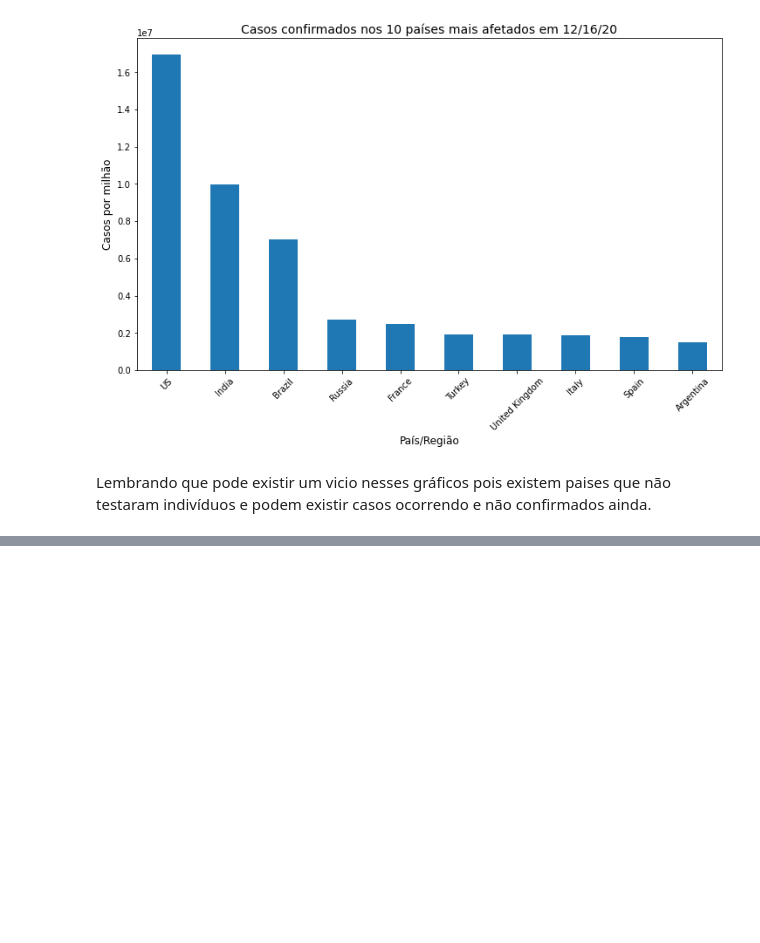
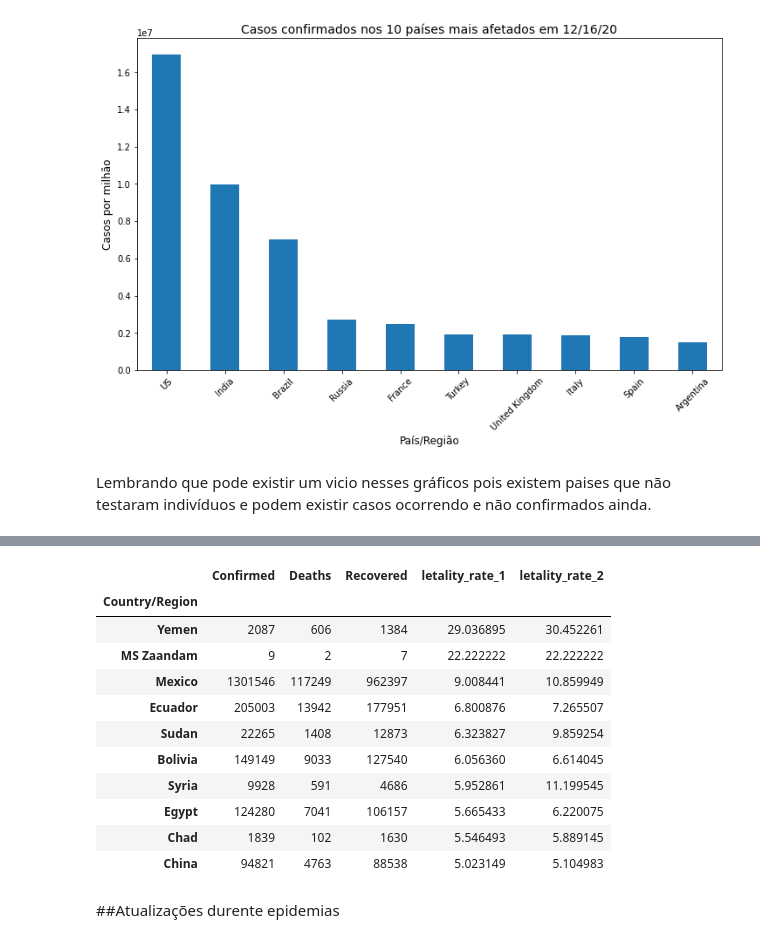
Before and after one commit to AdamStamm/estudos, a Jupyter notebook: data_science/data_science_na_saude/Curso_Data_Science_e_Saúde.ipynb, the cells around one changed output, grey strips where cells are left out. Drawn from its saved outputs; the diff is of its cells as text; code cells hidden in the pictures; blank space fills up the shorter version.

```diff
--- a/data_science/data_science_na_saude/Curso_Data_Science_e_Saúde.ipynb
+++ b/data_science/data_science_na_saude/Curso_Data_Science_e_Saúde.ipynb
@@ -327,0 +365,7 @@ Lembrando que pode existir um vicio nesses gráficos pois existem paises que nã
+# %%
+def latest_by_country(data):
+  return data.groupby('Country/Region').sum().iloc[:,-1]
+
+display(latest_by_country(confirmed).head())
+display(latest_by_country(deaths).head())
+display(latest_by_country(recovered).head())
@@ -327,0 +394,5 @@ Lembrando que pode existir um vicio nesses gráficos pois existem paises que nã
+# %%
+informations = [latest_by_country(confirmed), latest_by_country(deaths), latest_by_country(recovered)]
+combined = pd.concat(informations, axis=1)
+combined.columns = ['Confirmed', 'Deaths', 'Recovered']
+combined
@@ -327,0 +446,4 @@ Lembrando que pode existir um vicio nesses gráficos pois existem paises que nã
+# %%
+letality_rate_1 = combined['Deaths'] / combined['Confirmed'] * 100
+combined['letality_rate_1'] = letality_rate_1
+combined.head()
@@ -327,0 +473,4 @@ Lembrando que pode existir um vicio nesses gráficos pois existem paises que nã
+# %%
+letality_rate_2 = combined['Deaths'] / (combined['Recovered'] + combined['Deaths']) *100
+combined['letality_rate_2'] = letality_rate_2
+combined.head()
@@ -327,0 +485,17 @@ Lembrando que pode existir um vicio nesses gráficos pois existem paises que nã
+# %%
+combined.sort_values('letality_rate_1', ascending=False).head(10)
+# %% [output]
+|  | Confirmed | Deaths | Recovered | letality_rate_1 | letality_rate_2 |
+| Country/Region |  |  |  |  |  |
+| Yemen | 2087 | 606 | 1384 | 29.036895 | 30.452261 |
+| MS Zaandam | 9 | 2 | 7 | 22.222222 | 22.222222 |
+| Mexico | 1301546 | 117249 | 962397 | 9.008441 | 10.859949 |
+| Ecuador | 205003 | 13942 | 177951 | 6.800876 | 7.265507 |
+| Sudan | 22265 | 1408 | 12873 | 6.323827 | 9.859254 |
+| Bolivia | 149149 | 9033 | 127540 | 6.056360 | 6.614045 |
+| Syria | 9928 | 591 | 4686 | 5.952861 | 11.199545 |
+| Egypt | 124280 | 7041 | 106157 | 5.665433 | 6.220075 |
+| Chad | 1839 | 102 | 1630 | 5.546493 | 5.889145 |
+| China | 94821 | 4763 | 88538 | 5.023149 | 5.104983 |
+# %% [markdown]
+##Atualizações durente epidemias
```
Also changed, not shown: parts of 20 cells of this notebook.
